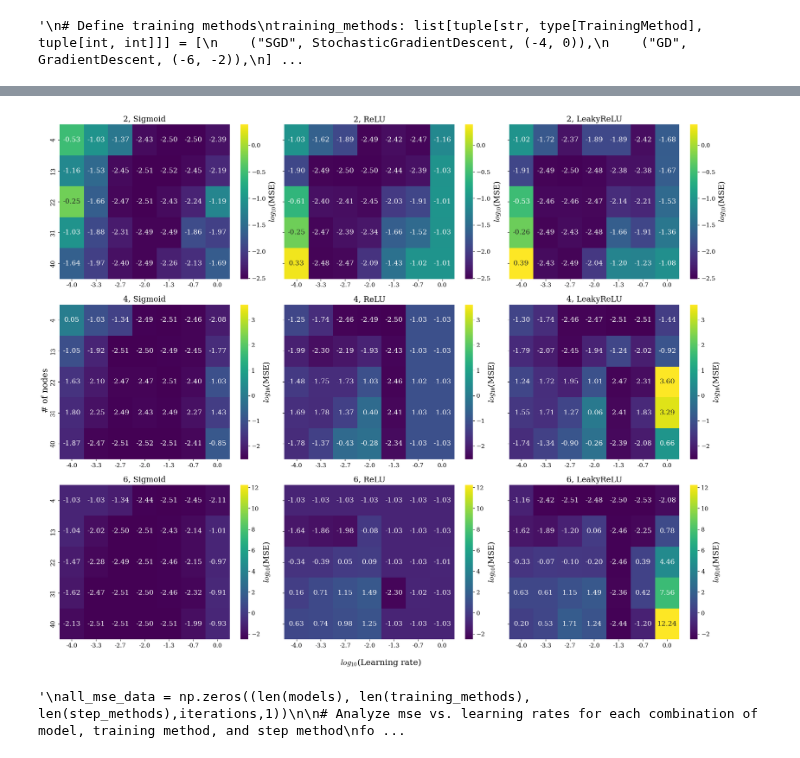
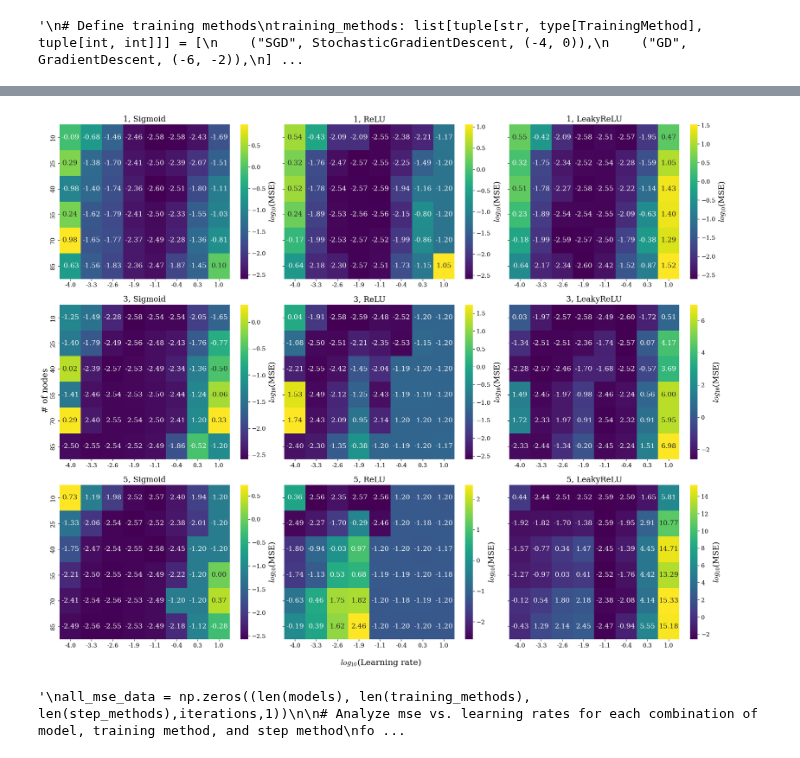
Before and after one commit to HeineEH/FYS-STK3155_Project2, a Jupyter notebook: code/exercise_2d.ipynb, the cells around one changed output, grey strips where cells are left out. Drawn from its saved outputs; the diff is of its cells as text; code cells hidden in the pictures.

Commit message:
Some new figures/plots

```diff
--- a/code/exercise_2d.ipynb
+++ b/code/exercise_2d.ipynb
@@ -28,7 +28,7 @@ plt.style.use('./utils/_plot_style.mplstyle')
 np.random.seed(124)
 
 n = 300
-x, y = generate_dataset(n)
+x, y = generate_dataset(num=n)
 x_train, x_test, y_train, y_test = train_test_split(x, y,test_size=0.2,random_state=44)
 
 # Scale dataset
@@ -39,8 +39,8 @@ y_mean = y_train.mean()
 # %%
 # Define models
 
-nodes = list(range(4,41,9))
-hidden_layers = [2,4,6]
+nodes = list(range(10,86,15))
+hidden_layers = [1,3,5]
 
 activation_funcs = [
     ("Sigmoid", Sigmoid()),
@@ -48,7 +48,7 @@ activation_funcs = [
     ("LeakyReLU",LeakyReLU())
 ]
 
-training_methods = ("SGD", StochasticGradientDescent, (-4, 0))
+training_methods = ("SGD", StochasticGradientDescent, (-4, 1))
 step_methods = ("ADAM", AdamStep(0, 0.9, 0.999))
 
 '''
@@ -67,7 +67,7 @@ step_methods: list[tuple[str, StepMethod]] = [
 # %% [output]
 '\n# Define training methods\ntraining_methods: list[tuple[str, type[TrainingMethod], tuple[int, int]]] = [\n    ("SGD", StochasticGradientDescent, (-4, 0)),\n    ("GD", GradientDescent, (-6, -2)),\n] ...
 # %%
-n_learning_rates = 7
+n_learning_rates = 8
 iterations = 3000
 all_mse_data = np.zeros((len(nodes), len(hidden_layers), len(activation_funcs),n_learning_rates))
 
@@ -84,7 +84,8 @@ for i, n_nodes in enumerate(nodes):
                     network_input_size = 1,
                     layer_output_sizes = [n_nodes]*n_hidden_layers  + [1],
                     activation_funcs = [activation_func]*n_hidden_layers + [Identity()],
-                    cost_fun = MSE()
+                    cost_fun = MSE(),
+                    layers_random_state = 23
                     )
 
             np.random.seed(124)
@@ -123,31 +113,31 @@ Node:  13
 # %%
 # Plot MSE vs. learning rates for each model
 
 import seaborn as sns
 
 fig, axes = plt.subplots(len(hidden_layers), len(activation_funcs), figsize=(20, 16), sharey=True)
 for j,n_hidden_layers in enumerate(hidden_layers):
     for k, (name,activation_func) in enumerate(activation_funcs):
         mse_data = all_mse_data[:,j,k,:]
         sns.heatmap(
             np.log10(np.array(mse_data)),
             ax = axes[j,k],
             fmt=".2f",
             annot=True,
             cmap="viridis",
             xticklabels=np.round(np.log10(np.array(learning_rates)),1),
-            vmin = np.log10(np.min(all_mse_data[:,j,:,:])), vmax = np.log10(np.max(all_mse_data[:,j,:,:])),
+                                              #vmin = np.log10(np.min(all_mse_data[:,j,:,:])), vmax = np.log10(np.max(all_mse_data[:,j,:,:])),
             yticklabels=nodes,cbar_kws={"label": r"$log_{10}$(MSE)"}
             )
         axes[j,k].set_title(fr"{n_hidden_layers}, {name}")
         axes[j,k]
 
     fig.supxlabel(r"$log_{10}$(Learning rate)")
     fig.supylabel("# of nodes")
-plt.savefig("../figs/mse_vs_lr_nodes(2).pdf")
+plt.savefig("../figs/mse_vs_lr_nodes_300(2).pdf")
 plt.show()
 # %% [output]
-[figure, old version]
+[figure, new version]
 # %%
 '''
 all_mse_data = np.zeros((len(models), len(training_methods), len(step_methods),iterations,1))
```
Also changed, not shown: parts of 1 cell of this notebook, 7 other files.
